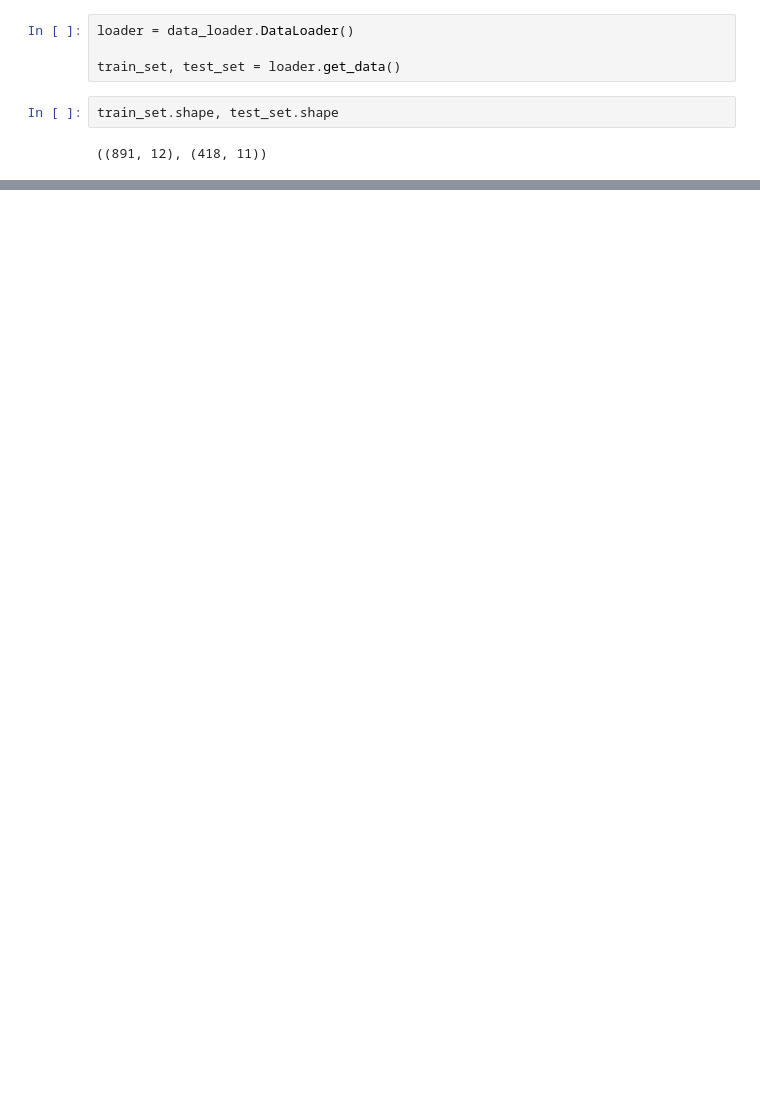
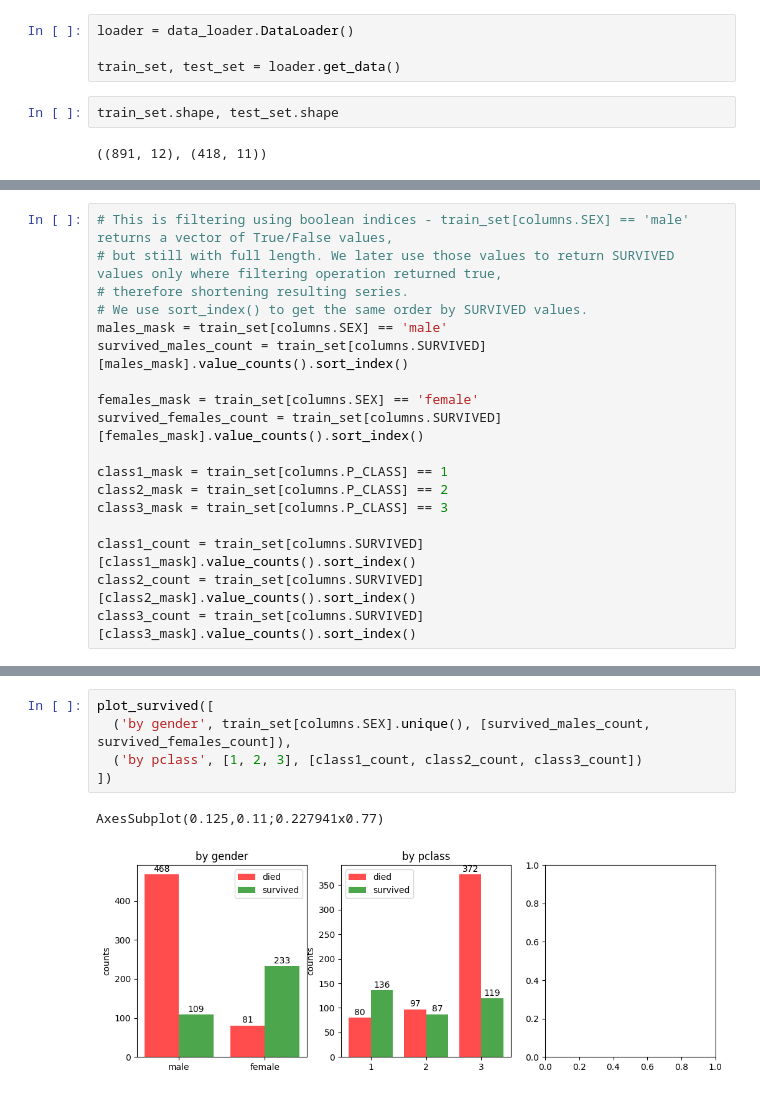
Before and after one commit to el-mike/ml-shenanigans, a Jupyter notebook: titanic/data_explorer.ipynb, the cells around one changed output, grey strips where cells are left out. Saved outputs shown, nothing was run; the diff lists cells and outputs as text; blank space fills up the shorter version.

Commit message:
feat: plotting survived by various categories

```diff
--- a/titanic/data_explorer.ipynb
+++ b/titanic/data_explorer.ipynb
@@ -79,0 +61,18 @@ array([[<AxesSubplot: xlabel='PassengerId', ylabel='PassengerId'>,
+# %%
+# This is filtering using boolean indices - train_set[columns.SEX] == 'male' returns a vector of True/False values,
+# but still with full length. We later use those values to return SURVIVED values only where filtering operation returned true,
+# therefore shortening resulting series.
+# We use sort_index() to get the same order by SURVIVED values.
+males_mask = train_set[columns.SEX] == 'male'
+survived_males_count = train_set[columns.SURVIVED][males_mask].value_counts().sort_index()
+
+females_mask = train_set[columns.SEX] == 'female'
+survived_females_count = train_set[columns.SURVIVED][females_mask].value_counts().sort_index()
+
+class1_mask = train_set[columns.P_CLASS] == 1
+class2_mask = train_set[columns.P_CLASS] == 2
+class3_mask = train_set[columns.P_CLASS] == 3
+
+class1_count = train_set[columns.SURVIVED][class1_mask].value_counts().sort_index()
+class2_count = train_set[columns.SURVIVED][class2_mask].value_counts().sort_index()
+class3_count = train_set[columns.SURVIVED][class3_mask].value_counts().sort_index()
@@ -79,0 +91,8 @@ array([[<AxesSubplot: xlabel='PassengerId', ylabel='PassengerId'>,
+# %%
+plot_survived([
+  ('by gender', train_set[columns.SEX].unique(), [survived_males_count, survived_females_count]),
+  ('by pclass', [1, 2, 3], [class1_count, class2_count, class3_count])
+])
+# %% [output]
+AxesSubplot(0.125,0.11;0.227941x0.77)
+[figure, added]
```
Also changed, not shown: parts of 6 cells of this notebook, 3 other files.
